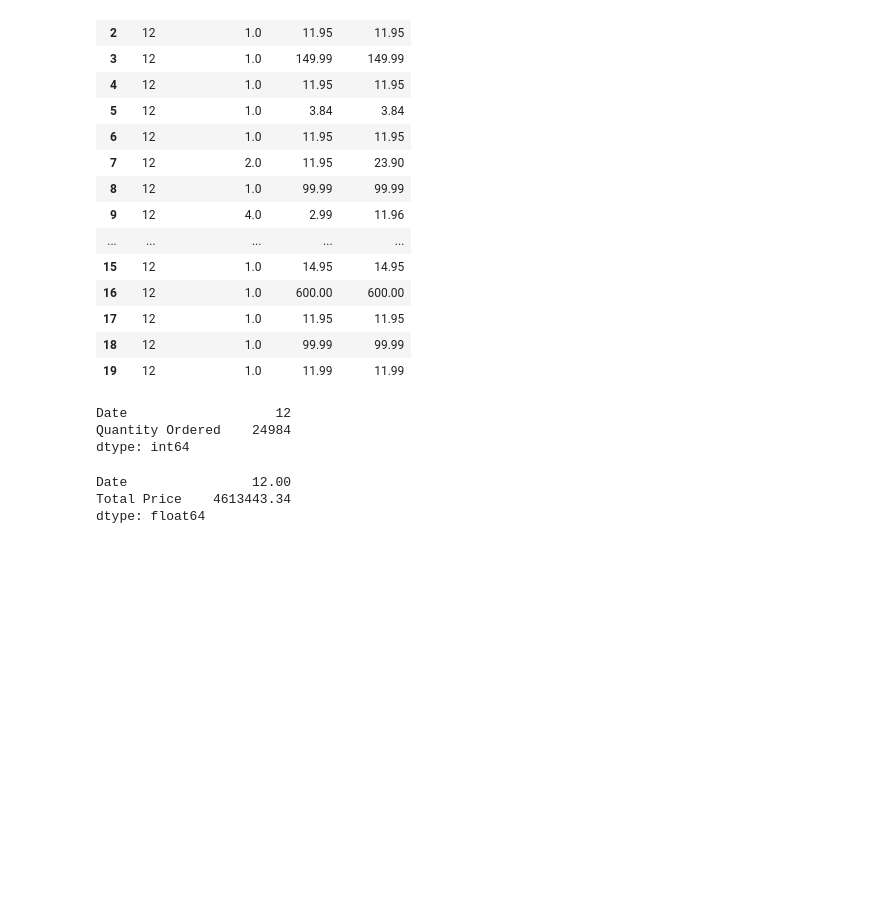
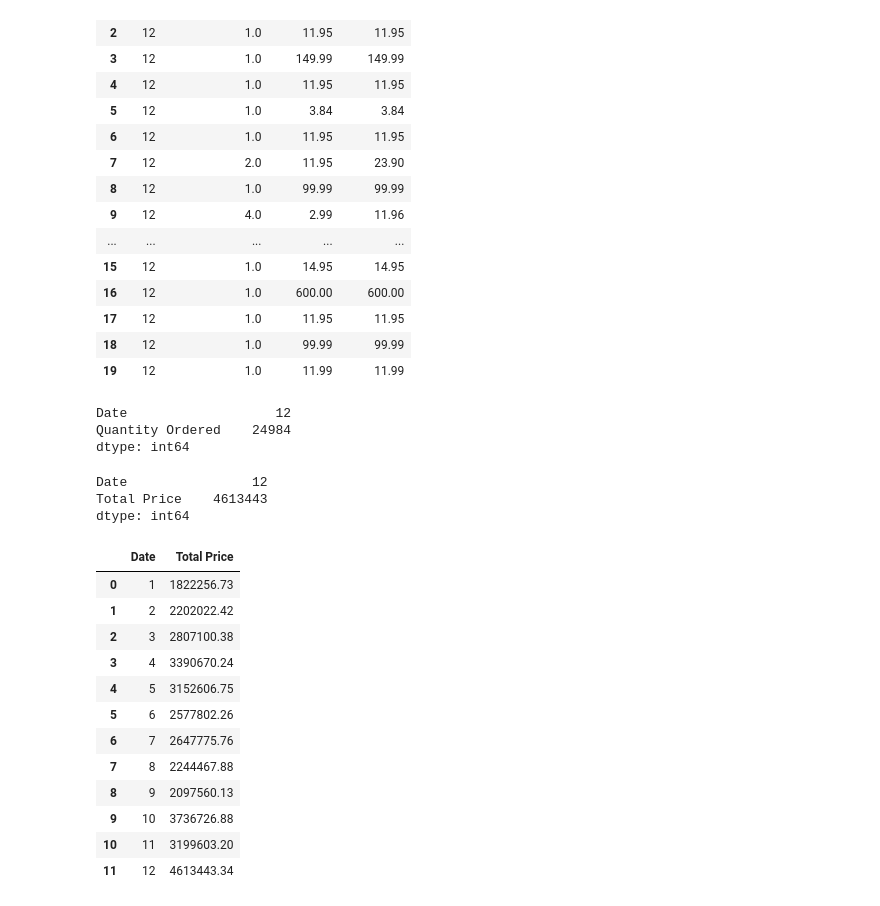
Before and after one commit to ChristinaManara/Sales-Analysis, a Jupyter notebook: Sales Analysis.ipynb, the cells around one changed output. Saved outputs shown, nothing was run; the diff lists cells and outputs as text; code cells hidden in the pictures; blank space fills up the shorter version.

```diff
--- a/Sales Analysis.ipynb
+++ b/Sales Analysis.ipynb
@@ -186,9 +188,27 @@ df1.groupby('Date')['Quantity Ordered'].count().reset_index().max()
 Date                   12
 Quantity Ordered    24984
 dtype: int64
+# %%
+df2 = df1.groupby('Date')['Total Price'].sum().reset_index().max()
+df2.astype(int)
+# %% [output]
+Date                12
+Total Price    4613443
+dtype: int64
 # %%
-df1.groupby('Date')['Total Price'].sum().reset_index().max()
+df3 = df1.groupby('Date')['Total Price'].sum().reset_index()
+df3
 # %% [output]
-Date                12.00
-Total Price    4613443.34
-dtype: float64
+|  | Date | Total Price |
+| 0 | 1 | 1822256.73 |
+| 1 | 2 | 2202022.42 |
+| 2 | 3 | 2807100.38 |
+| 3 | 4 | 3390670.24 |
+| 4 | 5 | 3152606.75 |
+| 5 | 6 | 2577802.26 |
+| 6 | 7 | 2647775.76 |
+| 7 | 8 | 2244467.88 |
+| 8 | 9 | 2097560.13 |
+| 9 | 10 | 3736726.88 |
+| 10 | 11 | 3199603.20 |
+| 11 | 12 | 4613443.34 |
```
Also changed, not shown: parts of 5 cells of this notebook.
